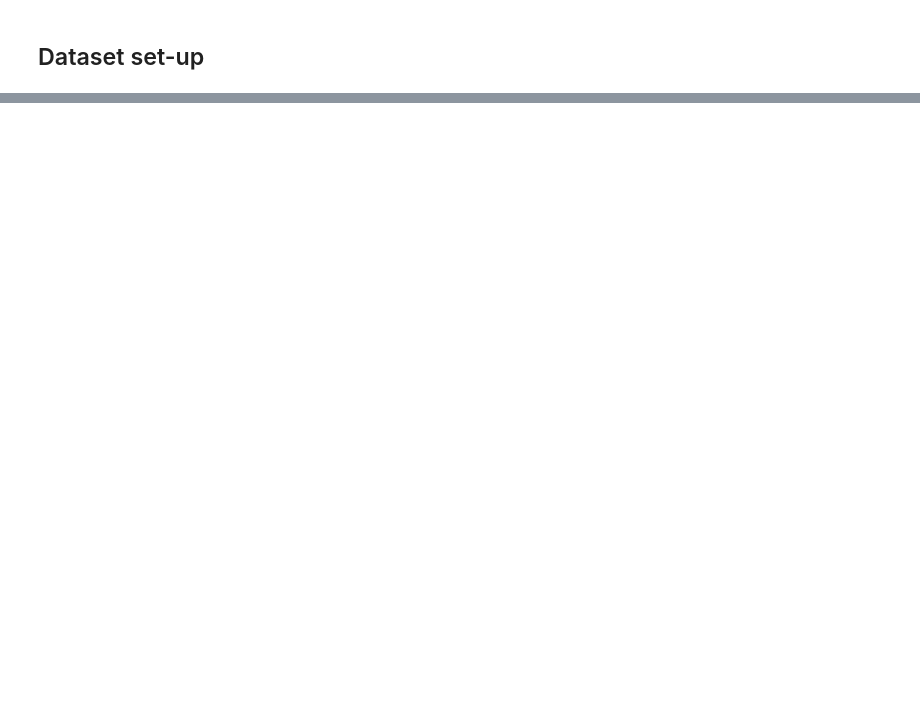
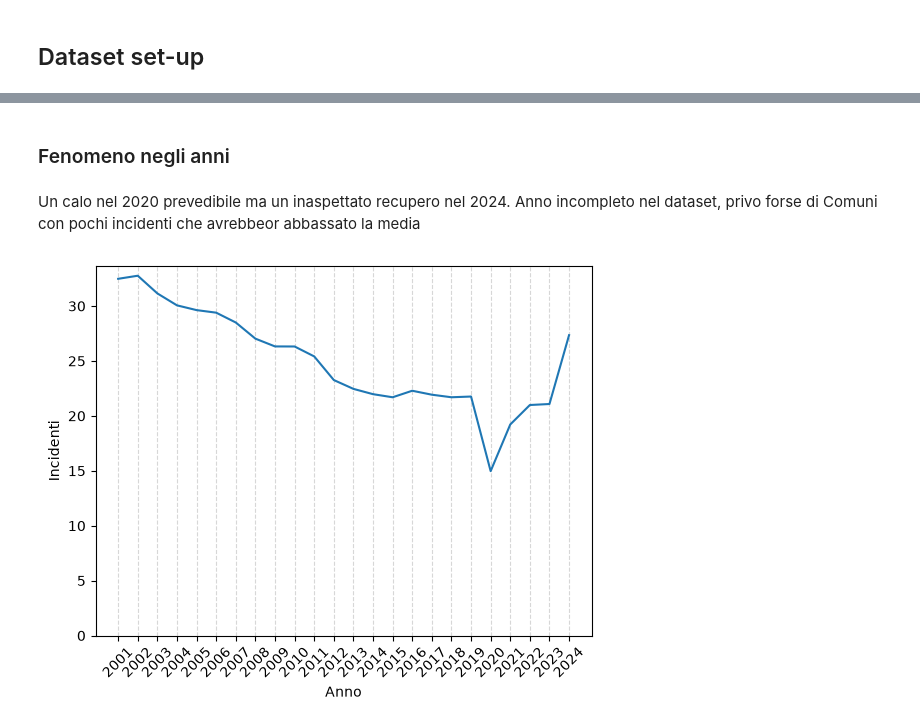
Before and after one commit to giuliocipone-lang/Boolean_capstone_project, a Jupyter notebook: EDA.ipynb, the cells around one changed output, grey strips where cells are left out. Drawn from its saved outputs; the diff is of its cells as text; code cells hidden in the pictures; blank space fills up the shorter version.

```diff
--- a/EDA.ipynb
+++ b/EDA.ipynb
@@ -178,0 +116,13 @@ df_filtered.groupby('Codice Comune', as_index=False)[['Popolazione','Incidentix1
+# %% [markdown]
+### Fenomeno negli anni
+# %% [markdown]
+Un calo nel 2020 prevedibile ma un inaspettato recupero nel 2024. Anno incompleto nel dataset, privo forse di Comuni con pochi incidenti che avrebbeor abbassato la media
+# %%
+df.groupby(['Anno'], as_index=False)['Incidenti'].mean().sort_values('Anno', ascending=True)
+ax= sns.lineplot(x='Anno', y='Incidenti', data=df.groupby(['Anno'], as_index=False)['Incidenti'].mean().sort_values('Anno', ascending=True), errorbar=None);
+ax.set_xticks(df['Anno'].unique());
+ax.set_xticklabels(df['Anno'].unique(), rotation=45);
+ax.set_ylim(bottom=0)
+ax.grid(axis='x', linestyle='--', alpha=0.5)
+# %% [output]
+[figure, added]
```
Also changed, not shown: parts of 39 cells of this notebook, 1 other file.
